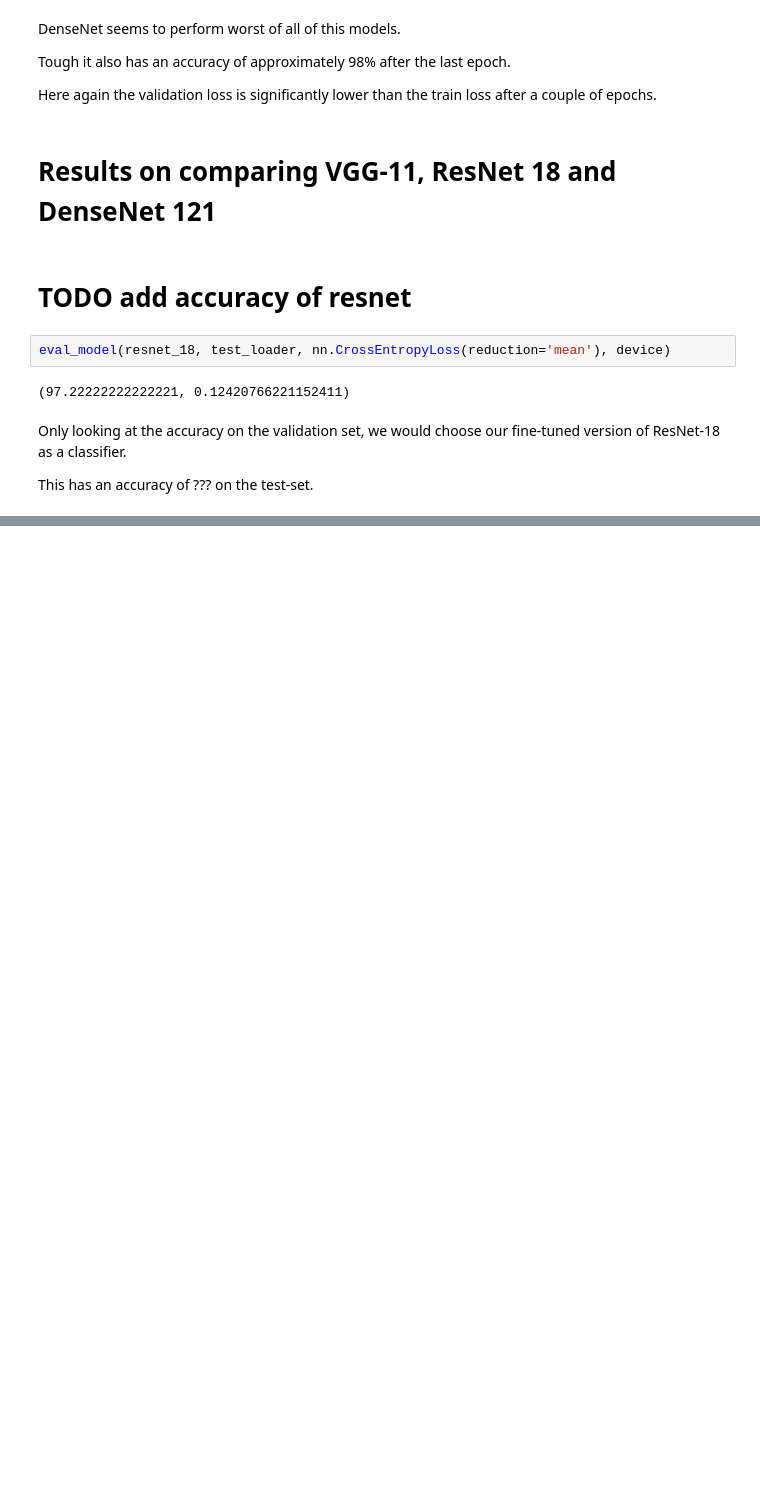
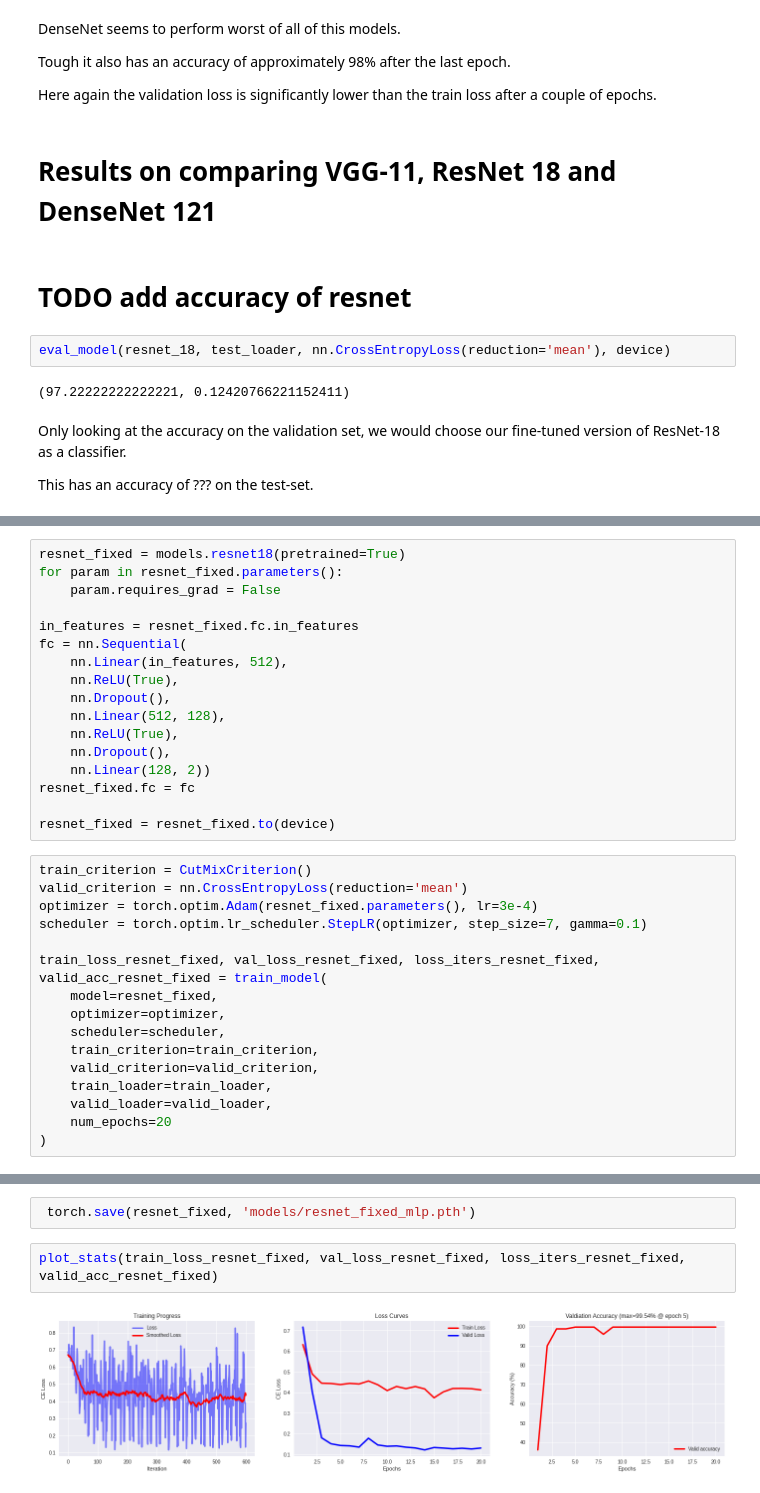
Before and after one commit to bsen/Lab-Vision-Systems, a Jupyter notebook: assignment_04/Assignment_04.ipynb, the cells around one changed output, grey strips where cells are left out. Drawn from its saved outputs; the diff is of its cells as text; blank space fills up the shorter version.

Commit message:
Assignment 04 | Train resnet as fixed feature extractor + MLP

```diff
--- a/assignment_04/Untitled.ipynb
+++ b/assignment_04/Assignment_04.ipynb
@@ -419,0 +424,33 @@ This has an accuracy of ??? on the test-set.
+# %%
+resnet_fixed = models.resnet18(pretrained=True)
+for param in resnet_fixed.parameters():
+    param.requires_grad = False
+
+in_features = resnet_fixed.fc.in_features
+fc = nn.Sequential(
+    nn.Linear(in_features, 512),
+    nn.ReLU(True),
+    nn.Dropout(),
+    nn.Linear(512, 128),
+    nn.ReLU(True),
+    nn.Dropout(),
+    nn.Linear(128, 2))
+resnet_fixed.fc = fc
+
+resnet_fixed = resnet_fixed.to(device)
+# %%
+train_criterion = CutMixCriterion()
+valid_criterion = nn.CrossEntropyLoss(reduction='mean')
+optimizer = torch.optim.Adam(resnet_fixed.parameters(), lr=3e-4)
+scheduler = torch.optim.lr_scheduler.StepLR(optimizer, step_size=7, gamma=0.1)
+
+train_loss_resnet_fixed, val_loss_resnet_fixed, loss_iters_resnet_fixed, valid_acc_resnet_fixed = train_model(
+    model=resnet_fixed,
+    optimizer=optimizer,
+    scheduler=scheduler,
+    train_criterion=train_criterion,
+    valid_criterion=valid_criterion,
+    train_loader=train_loader,
+    valid_loader=valid_loader,
+    num_epochs=20
+)
@@ -419,0 +475,6 @@ This has an accuracy of ??? on the test-set.
+# %%
+ torch.save(resnet_fixed, 'models/resnet_fixed_mlp.pth')
+# %%
+plot_stats(train_loss_resnet_fixed, val_loss_resnet_fixed, loss_iters_resnet_fixed, valid_acc_resnet_fixed)
+# %% [output]
+[figure, added]
```
Also changed, not shown: parts of 3 cells of this notebook.
